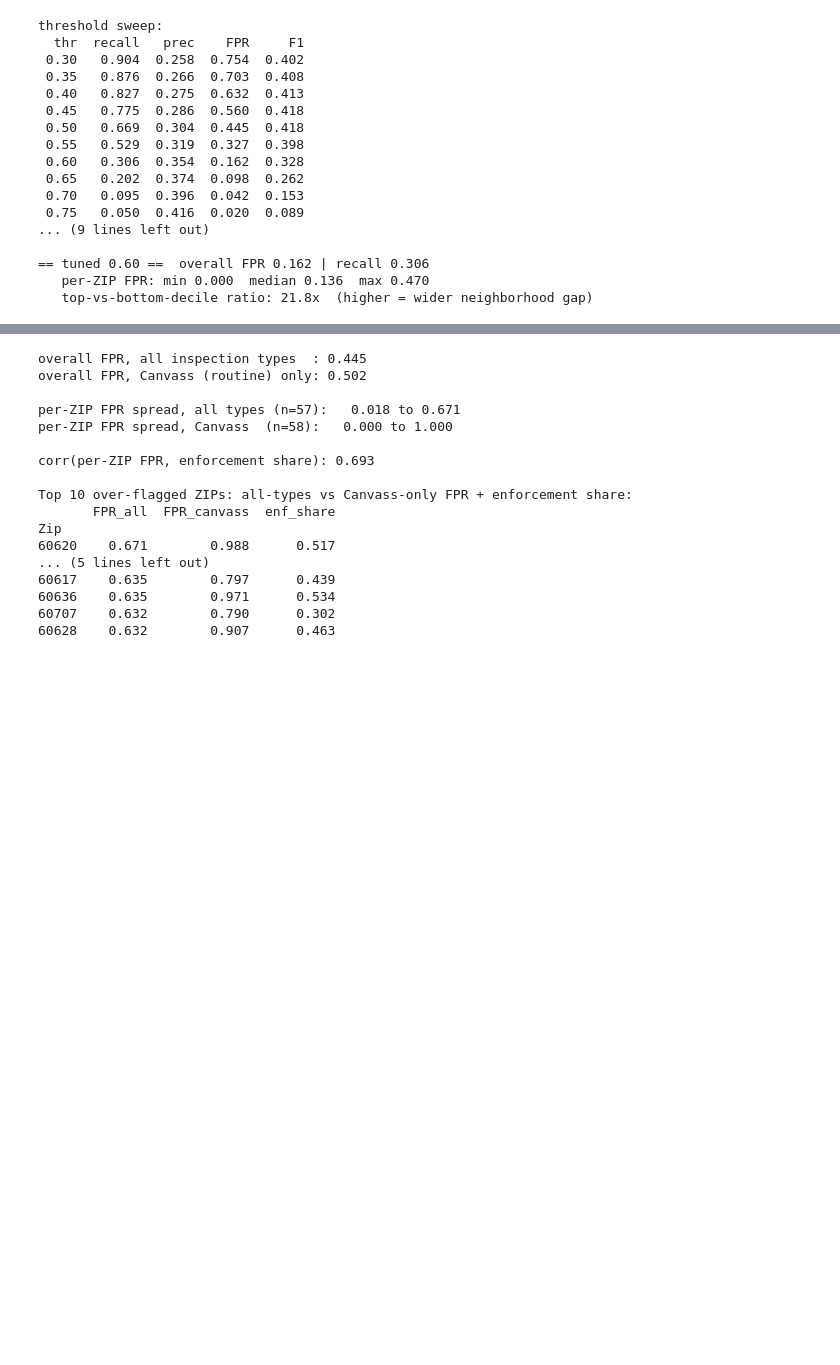
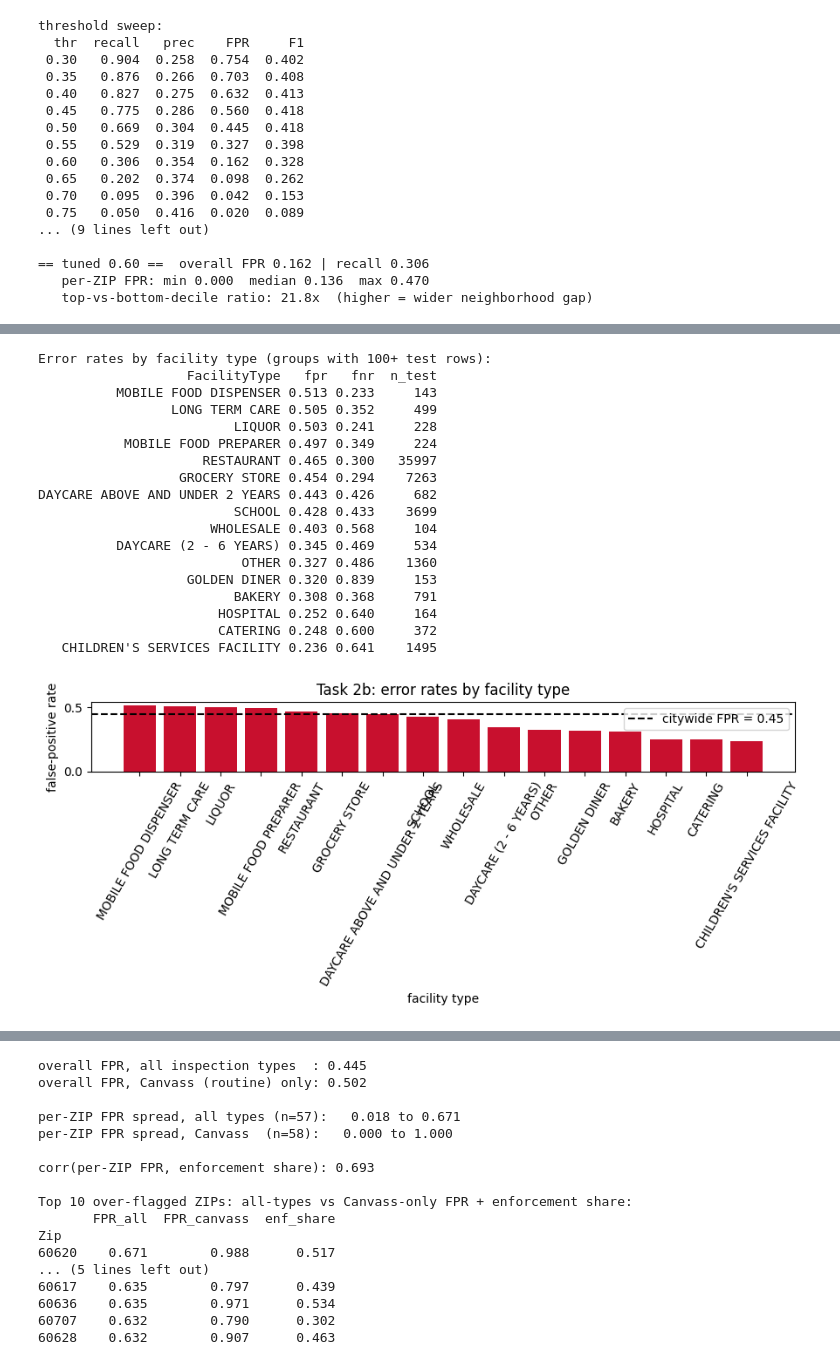
Before and after one commit to kh1z3r/chicago-food-inspections, a Jupyter notebook: food_inspections.ipynb, the cells around one changed output, grey strips where cells are left out. Cells and saved outputs as stored; diff of their text form; code cells hidden in the pictures; blank space fills up the shorter version.

```diff
--- a/food_inspections.ipynb
+++ b/food_inspections.ipynb
@@ -493,0 +644,43 @@ Worst ZIP FPR is 1.5x the citywide rate
+# %%
+# Fairlearn audit again, this time with facility type as the sensitive feature.
+mf_ft = MetricFrame(
+    metrics={"fpr": false_positive_rate, "fnr": false_negative_rate},
+    y_true=yte,
+    y_pred=pred_with_zip,
+    sensitive_features=Xte["FacilityType_g"]
+)
+ft_fairness = mf_ft.by_group.reset_index()
+ft_fairness.columns = ["FacilityType", "fpr", "fnr"]
+ft_counts = pd.Series(Xte["FacilityType_g"].values).value_counts().rename("n_test")
+ft_fairness = ft_fairness.merge(ft_counts, left_on="FacilityType", right_index=True)
+ft_fairness = ft_fairness[ft_fairness["n_test"] >= 100].sort_values("fpr", ascending=False)
+
+print("Error rates by facility type (groups with 100+ test rows):")
+print(ft_fairness.round(3).to_string(index=False))
+
+plt.figure(figsize=(9, 4))
+plt.bar(ft_fairness["FacilityType"].astype(str), ft_fairness["fpr"], color="#C8102E")
+plt.axhline(overall_fpr, color="black", ls="--", label=f"citywide FPR = {overall_fpr:.2f}")
+plt.ylabel("false-positive rate"); plt.xlabel("facility type")
+plt.title("Task 2b: error rates by facility type"); plt.xticks(rotation=60)
+plt.legend(); plt.tight_layout(); plt.show()
+# %% [output]
+Error rates by facility type (groups with 100+ test rows):
+                   FacilityType   fpr   fnr  n_test
+          MOBILE FOOD DISPENSER 0.513 0.233     143
+                 LONG TERM CARE 0.505 0.352     499
+                         LIQUOR 0.503 0.241     228
+           MOBILE FOOD PREPARER 0.497 0.349     224
+                     RESTAURANT 0.465 0.300   35997
+                  GROCERY STORE 0.454 0.294    7263
+DAYCARE ABOVE AND UNDER 2 YEARS 0.443 0.426     682
+                         SCHOOL 0.428 0.433    3699
+                      WHOLESALE 0.403 0.568     104
+          DAYCARE (2 - 6 YEARS) 0.345 0.469     534
+                          OTHER 0.327 0.486    1360
+                   GOLDEN DINER 0.320 0.839     153
+                         BAKERY 0.308 0.368     791
+                       HOSPITAL 0.252 0.640     164
+                       CATERING 0.248 0.600     372
+   CHILDREN'S SERVICES FACILITY 0.236 0.641    1495
+[figure, added]
```
Also changed, not shown: parts of 43 cells of this notebook.
